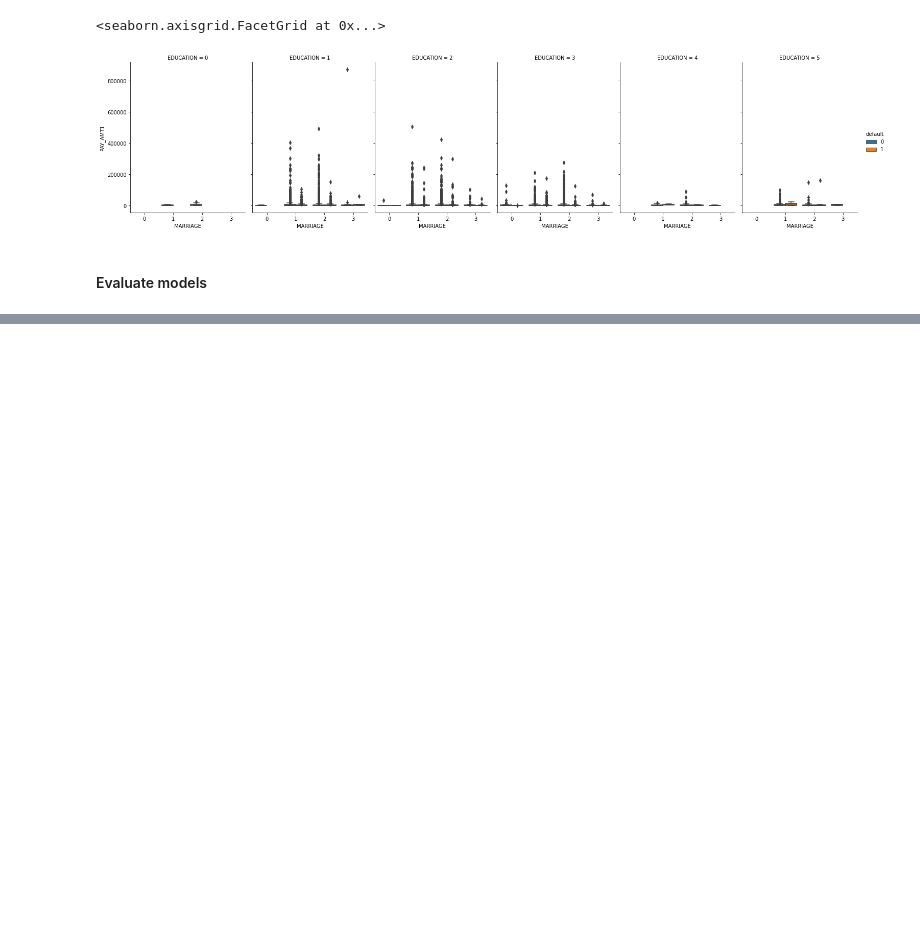
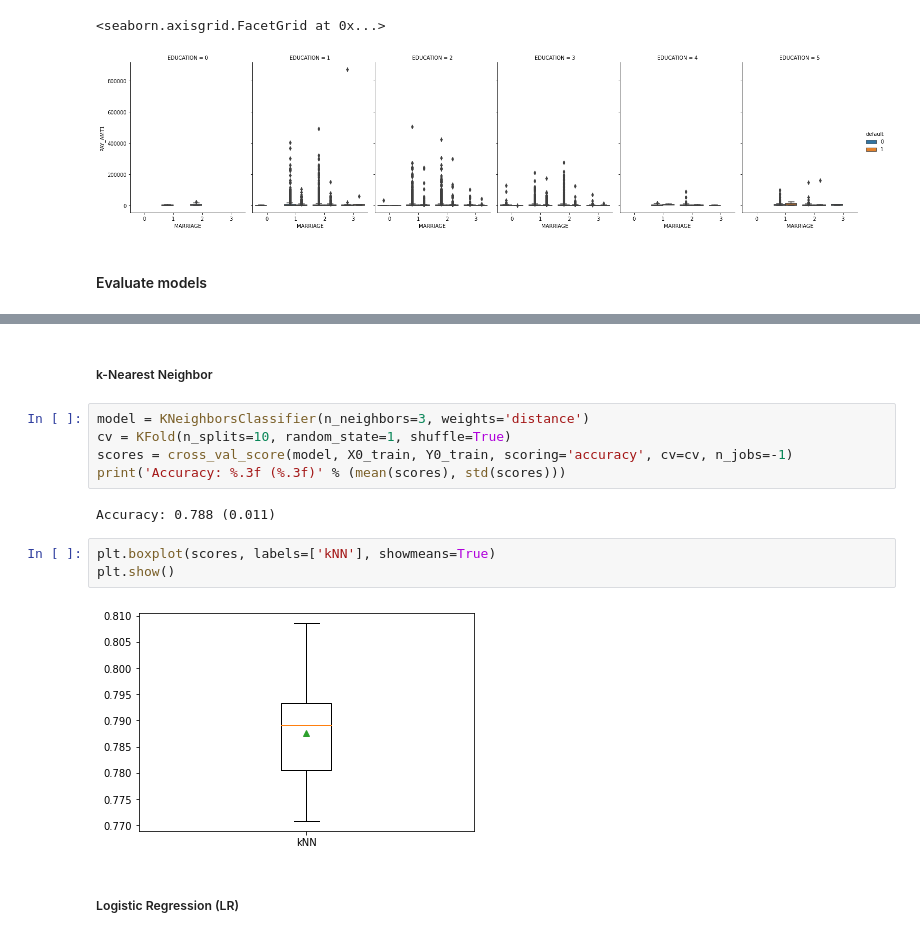
Before and after one commit to Bryan-Suelo/machine_learning, a Jupyter notebook: default_credit_card_clients/default_credit_card.ipynb, the cells around one changed output, grey strips where cells are left out. Drawn from its saved outputs; the diff is of its cells as text; blank space fills up the shorter version.

Commit message:
Cross validation method using different model classifiers

```diff
--- a/default_credit_card_clients/default_credit_card.ipynb
+++ b/default_credit_card_clients/default_credit_card.ipynb
@@ -624,0 +638,16 @@ from sklearn.model_selection import cross_val_score
+# %% [markdown]
+##### k-Nearest Neighbor
+# %%
+model = KNeighborsClassifier(n_neighbors=3, weights='distance')
+cv = KFold(n_splits=10, random_state=1, shuffle=True)
+scores = cross_val_score(model, X0_train, Y0_train, scoring='accuracy', cv=cv, n_jobs=-1)
+print('Accuracy: %.3f (%.3f)' % (mean(scores), std(scores)))
+# %% [output]
+Accuracy: 0.788 (0.011)
+# %%
+plt.boxplot(scores, labels=['kNN'], showmeans=True)
+plt.show()
+# %% [output]
+[figure, added]
+# %% [markdown]
+##### Logistic Regression (LR)
```
Also changed, not shown: parts of 12 cells of this notebook.
